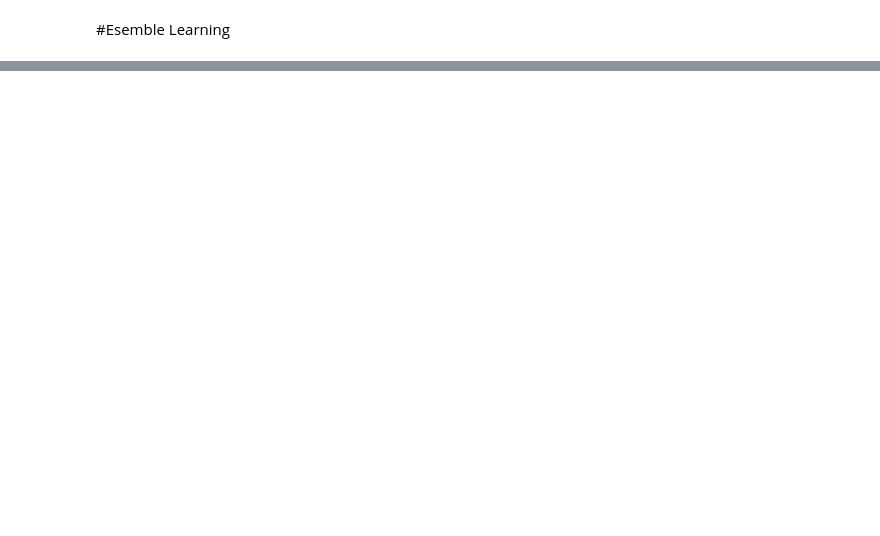
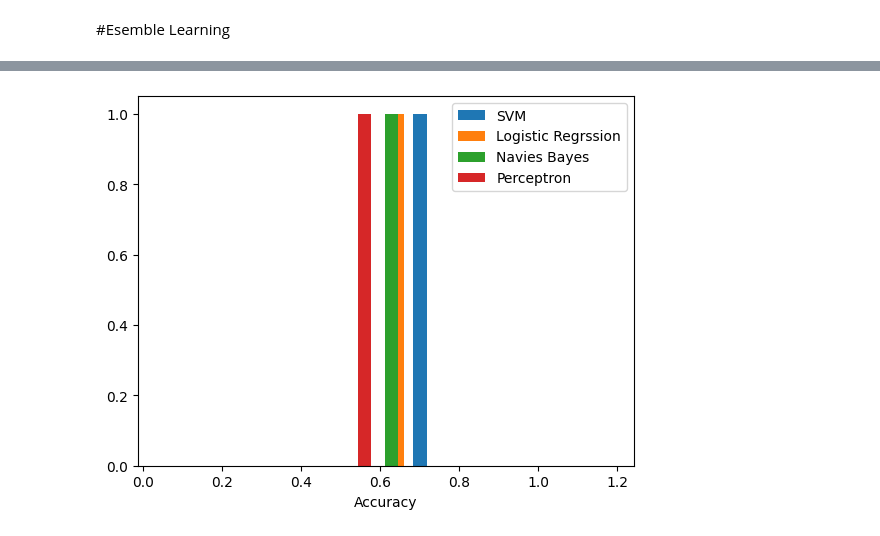
Before and after one commit to Nik211885/machine_learning_quatity_water, a Jupyter notebook: water_quatity.ipynb, the cells around one changed output, grey strips where cells are left out. Cells and saved outputs as stored; diff of their text form; code cells hidden in the pictures; blank space fills up the shorter version.

```diff
--- a/water_quatity.ipynb
+++ b/water_quatity.ipynb
@@ -234,0 +250,11 @@ weighted avg       0.65      0.66      0.63       983
+# %%
+plt.hist(accuracy_score(y_test,svc_model.predict(X_test)),label='SVM', bins=30)
+plt.hist(accuracy_score(y_test,lg_model.predict(X_test)),label='Logistic Regrssion',bins=30)
+plt.hist(accuracy_score(y_test,bayes_model.predict(X_test)),label='Navies Bayes',bins=30)
+plt.hist(accuracy_score(y_test,per_model.predict(X_test)),label='Perceptron',bins=30)
+plt.xlabel('Accuracy')
+
+plt.legend(prop ={'size': 10})
+plt.show()
+# %% [output]
+[figure, added]
```
Also changed, not shown: parts of 15 cells of this notebook.
